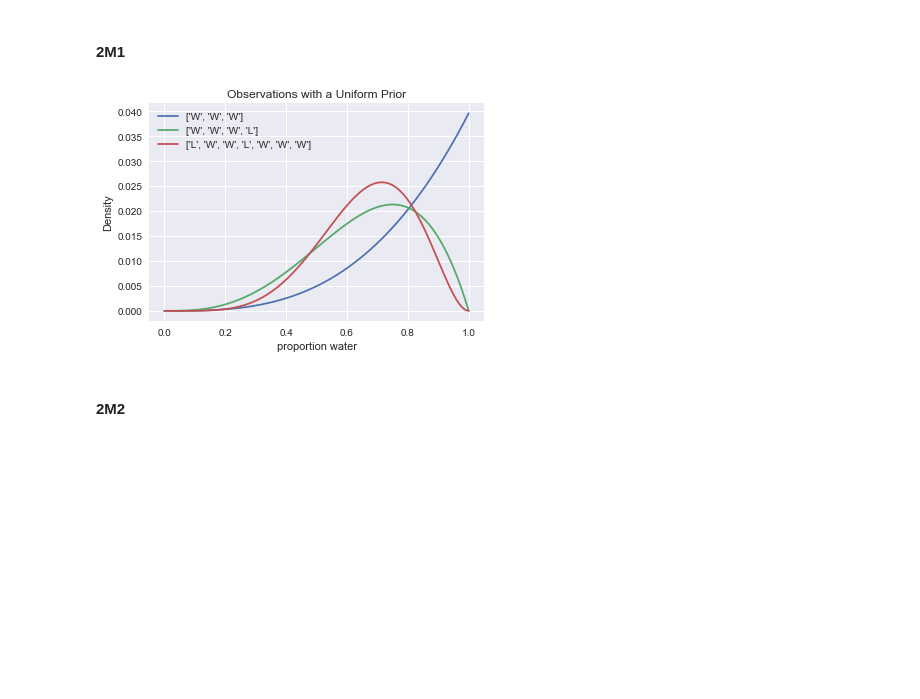
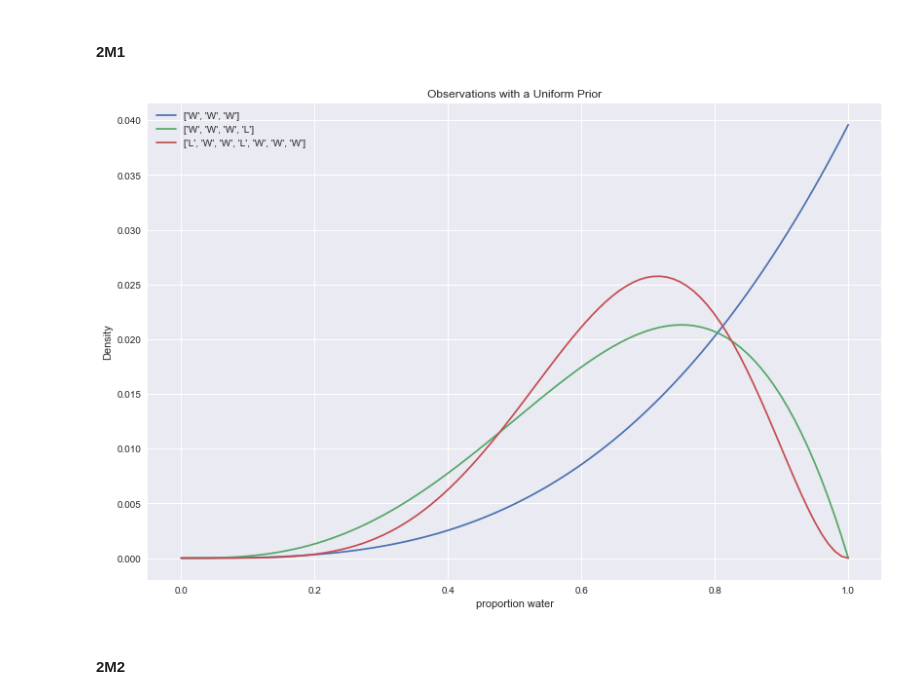
Before and after one commit to grinnbearit/statistical_rethinking, a Jupyter notebook: chapter_2.ipynb, the cells around one changed output. Drawn from its saved outputs; the diff is of its cells as text; code cells hidden in the pictures; blank space fills up the shorter version.

```diff
--- a/chapter_2.ipynb
+++ b/chapter_2.ipynb
@@ -155,16 +157,17 @@ llobs = [["W", "W", "W"],
 # %%
 xs = np.linspace(0, 1, 100)
 prior = np.repeat(1, len(xs))
 
 f, ax = plt.subplots(1,1)
+f.set_size_inches(13.5, 9)
 for lobs in llobs:
     ax.plot(xs, grid_approx_obs(prior, lobs), label=lobs)
 ax.set_title("Observations with a Uniform Prior".format(n))
 ax.set_xlabel("proportion water")
 ax.set_ylabel("Density")
 ax.legend(loc=0);
 # %% [output]
-[figure, old version]
+[figure, new version]
 # %% [markdown]
 #### 2M2
 # %%
```
Also changed, not shown: parts of 6 cells of this notebook, 1 other file.
